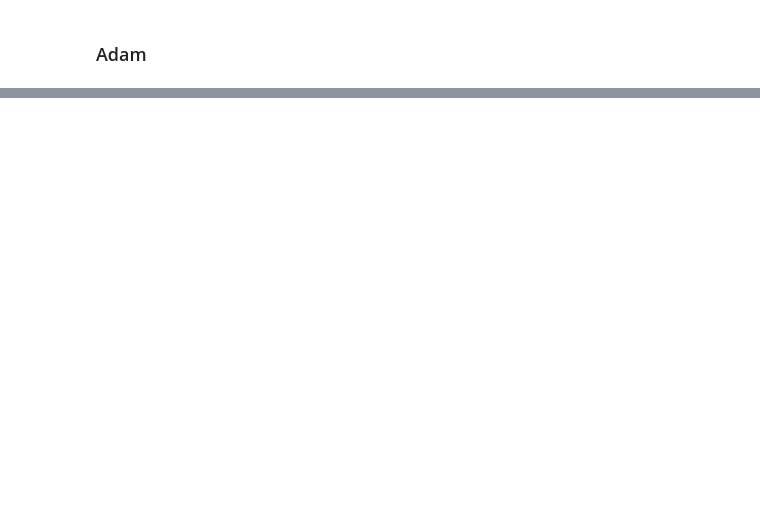
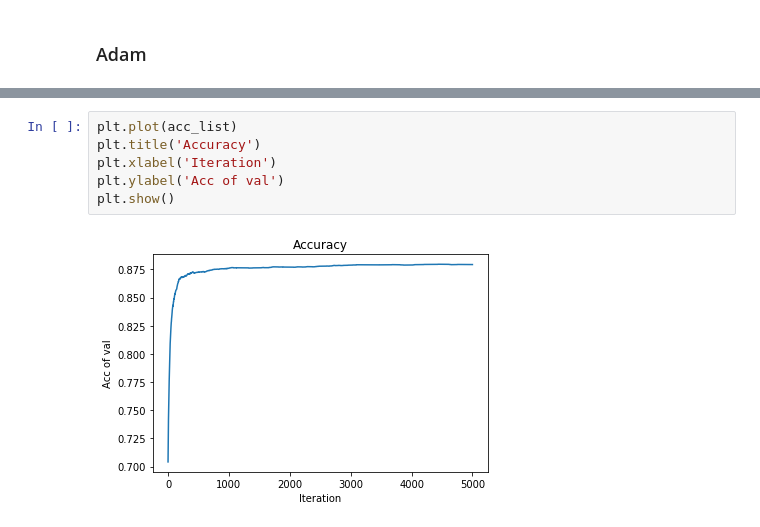
Before and after one commit to JuyiWang/MachineLearning, a Jupyter notebook: Li_DL/HW_2/hw2.ipynb, the cells around one changed output, grey strips where cells are left out. Cells and saved outputs as stored; diff of their text form; blank space fills up the shorter version.

```diff
--- a/Li_DL/HW_2/hw2.ipynb
+++ b/Li_DL/HW_2/hw2.ipynb
@@ -148,0 +186,8 @@ plt.show()
+# %%
+plt.plot(acc_list)
+plt.title('Accuracy')
+plt.xlabel('Iteration')
+plt.ylabel('Acc of val')
+plt.show()
+# %% [output]
+[figure, added]
```
Also changed, not shown: parts of 16 cells of this notebook.
